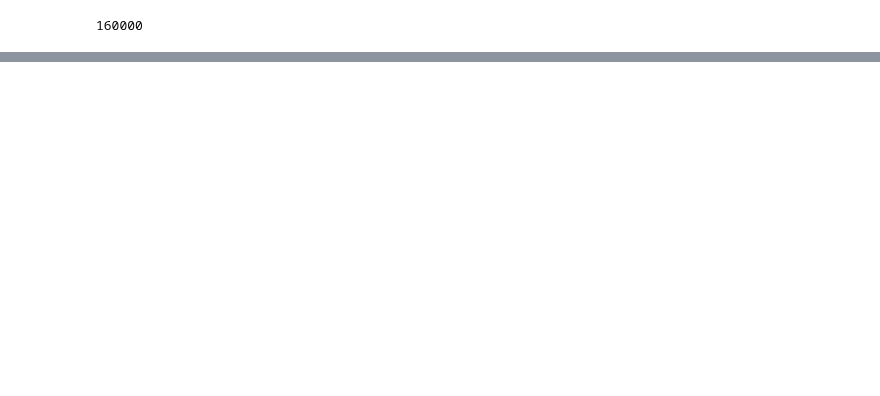
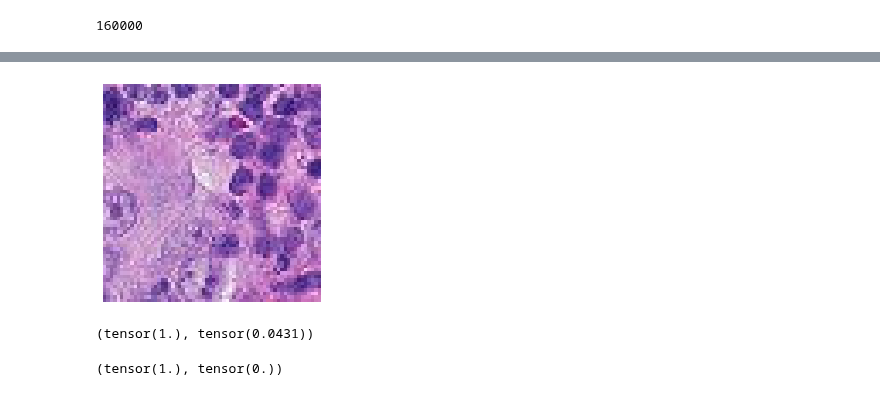
Before and after one commit to RuolinZheng08/cmsc33750-machine-learning-and-cancer, a Jupyter notebook: project/dataset.ipynb, the cells around one changed output, grey strips where cells are left out. Cells and saved outputs as stored; diff of their text form; code cells hidden in the pictures; blank space fills up the shorter version.

```diff
--- a/project/dataset.ipynb
+++ b/project/dataset.ipynb
@@ -17,3 +18,11 @@ from torch.utils.data import (
+# %%
+def imshow(x):
+    img = x.data.cpu().permute(1, 2, 0).numpy()
+    #img = cv2.cvtColor(img, cv2.COLOR_BGR2RGB)
+    plt.figure()
+    plt.axis('off')
+    plt.imshow(img)
+    plt.show()
 # %%
 class TumorDataset(Dataset):
     def __init__(self, csv_file, root_dir, transform=None):
@@ -61,0 +76,12 @@ tensor([1, 0, 1, 0, 1, 0, 1, 1, 1, 0, 0, 0, 1, 1, 0, 1, 0, 0, 0, 1, 0, 1, 0, 1,
+# %%
+imshow(data[0])
+# %% [output]
+[figure, added]
+# %%
+data[0].max(), data[0].min() # no need for more normalization
+# %% [output]
+(tensor(1.), tensor(0.0431))
+# %%
+data.max(), data.min()
+# %% [output]
+(tensor(1.), tensor(0.))
```
Also changed, not shown: parts of 6 cells of this notebook, 6 other files.
